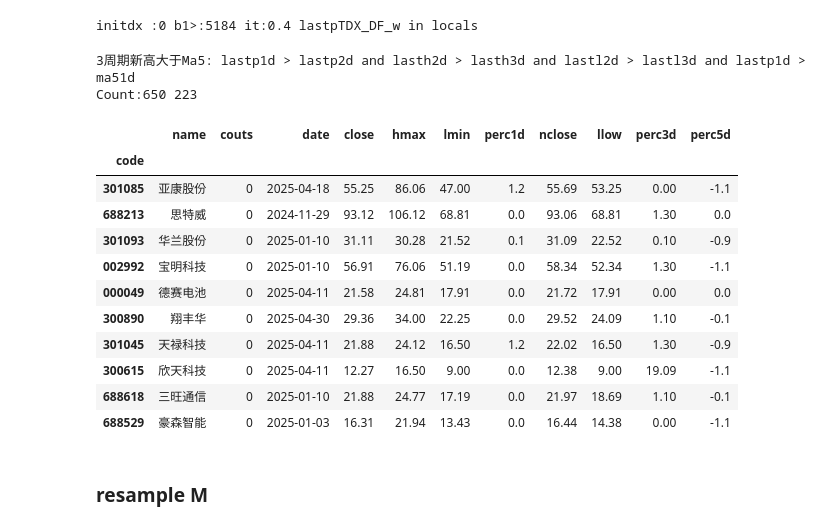
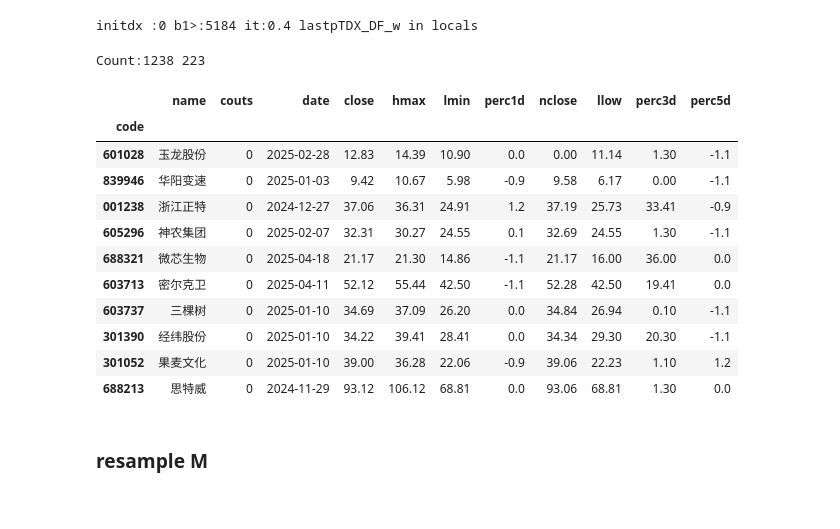
Before and after one commit to johnsonhongyi/pyQuant3, a Jupyter notebook: stock/jupyterAlgo/Quant2023/resample-monitor.ipynb, the cells around one changed output. Drawn from its saved outputs; the diff is of its cells as text; code cells hidden in the pictures.

Commit message:
mod filter up day

```diff
--- a/stock/jupyterAlgo/Quant2023/resample-monitor.ipynb
+++ b/stock/jupyterAlgo/Quant2023/resample-monitor.ipynb
@@ -476,26 +458,26 @@ initdx :0 b1>:5184 it:0.4 lastpTDX_DF_w in locals
 # %%
 # tw_code = tdx_w.query('lasth1d > lasth2d > lasth3d and close >= high4')
 # tw_code = tdx_w.query('lasth1d > lasth2d and lasth2d >lasth3d and lasth2d > upper1')
 # tw_code = tdx_w.query ('lastp1d > lastp2d and lasth2d > lasth3d and lastl2d > lastl3d and lastp1d > ma51d')
 # tw_code = tdx_w.query(f'{get_filter(0)}')
 # tw_code = tdx_w.query(f'{get_filter(filterIDX)}')
-tw_code = h5_w.query(f'{get_filter(filterIDX)}')
+# tw_code = h5_w.query(f'{get_filter(filterIDX)}')
+tw_code = h5_w.query('lastp1d > ma51d and lastp2d > ma51d')
 show_tdx_data(tw_code,limit=10)
 # %% [output]
-3周期新高大于Ma5: lastp1d > lastp2d and lasth2d > lasth3d and lastl2d > lastl3d and lastp1d > ma51d
-Count:650 223
+Count:1238 223
 |  | name | couts | date | close | hmax | lmin | perc1d | nclose | llow | perc3d | perc5d |
 | code |  |  |  |  |  |  |  |  |  |  |  |
-| 301085 | 亚康股份 | 0 | 2025-04-18 | 55.25 | 86.06 | 47.00 | 1.2 | 55.69 | 53.25 | 0.00 | -1.1 |
+| 601028 | 玉龙股份 | 0 | 2025-02-28 | 12.83 | 14.39 | 10.90 | 0.0 | 0.00 | 11.14 | 1.30 | -1.1 |
+| 839946 | 华阳变速 | 0 | 2025-01-03 | 9.42 | 10.67 | 5.98 | -0.9 | 9.58 | 6.17 | 0.00 | -1.1 |
+| 001238 | 浙江正特 | 0 | 2024-12-27 | 37.06 | 36.31 | 24.91 | 1.2 | 37.19 | 25.73 | 33.41 | -0.9 |
+| 605296 | 神农集团 | 0 | 2025-02-07 | 32.31 | 30.27 | 24.55 | 0.1 | 32.69 | 24.55 | 1.30 | -1.1 |
+| 688321 | 微芯生物 | 0 | 2025-04-18 | 21.17 | 21.30 | 14.86 | -1.1 | 21.17 | 16.00 | 36.00 | 0.0 |
+| 603713 | 密尔克卫 | 0 | 2025-04-11 | 52.12 | 55.44 | 42.50 | -1.1 | 52.28 | 42.50 | 19.41 | 0.0 |
+| 603737 | 三棵树 | 0 | 2025-01-10 | 34.69 | 37.09 | 26.20 | 0.0 | 34.84 | 26.94 | 0.10 | -1.1 |
+| 301390 | 经纬股份 | 0 | 2025-01-10 | 34.22 | 39.41 | 28.41 | 0.0 | 34.34 | 29.30 | 20.30 | -1.1 |
+| 301052 | 果麦文化 | 0 | 2025-01-10 | 39.00 | 36.28 | 22.06 | -0.9 | 39.06 | 22.23 | 1.10 | 1.2 |
 | 688213 | 思特威 | 0 | 2024-11-29 | 93.12 | 106.12 | 68.81 | 0.0 | 93.06 | 68.81 | 1.30 | 0.0 |
-| 301093 | 华兰股份 | 0 | 2025-01-10 | 31.11 | 30.28 | 21.52 | 0.1 | 31.09 | 22.52 | 0.10 | -0.9 |
-| 002992 | 宝明科技 | 0 | 2025-01-10 | 56.91 | 76.06 | 51.19 | 0.0 | 58.34 | 52.34 | 1.30 | -1.1 |
-| 000049 | 德赛电池 | 0 | 2025-04-11 | 21.58 | 24.81 | 17.91 | 0.0 | 21.72 | 17.91 | 0.00 | 0.0 |
-| 300890 | 翔丰华 | 0 | 2025-04-30 | 29.36 | 34.00 | 22.25 | 0.0 | 29.52 | 24.09 | 1.10 | -0.1 |
-| 301045 | 天禄科技 | 0 | 2025-04-11 | 21.88 | 24.12 | 16.50 | 1.2 | 22.02 | 16.50 | 1.30 | -0.9 |
-| 300615 | 欣天科技 | 0 | 2025-04-11 | 12.27 | 16.50 | 9.00 | 0.0 | 12.38 | 9.00 | 19.09 | -1.1 |
-| 688618 | 三旺通信 | 0 | 2025-01-10 | 21.88 | 24.77 | 17.19 | 0.0 | 21.97 | 18.69 | 1.10 | -0.1 |
-| 688529 | 豪森智能 | 0 | 2025-01-03 | 16.31 | 21.94 | 13.43 | 0.0 | 16.44 | 14.38 | 0.00 | -1.1 |
 # %% [markdown]
 ### resample M
 # %%
```
Also changed, not shown: parts of 18 cells of this notebook, 1 other file.
